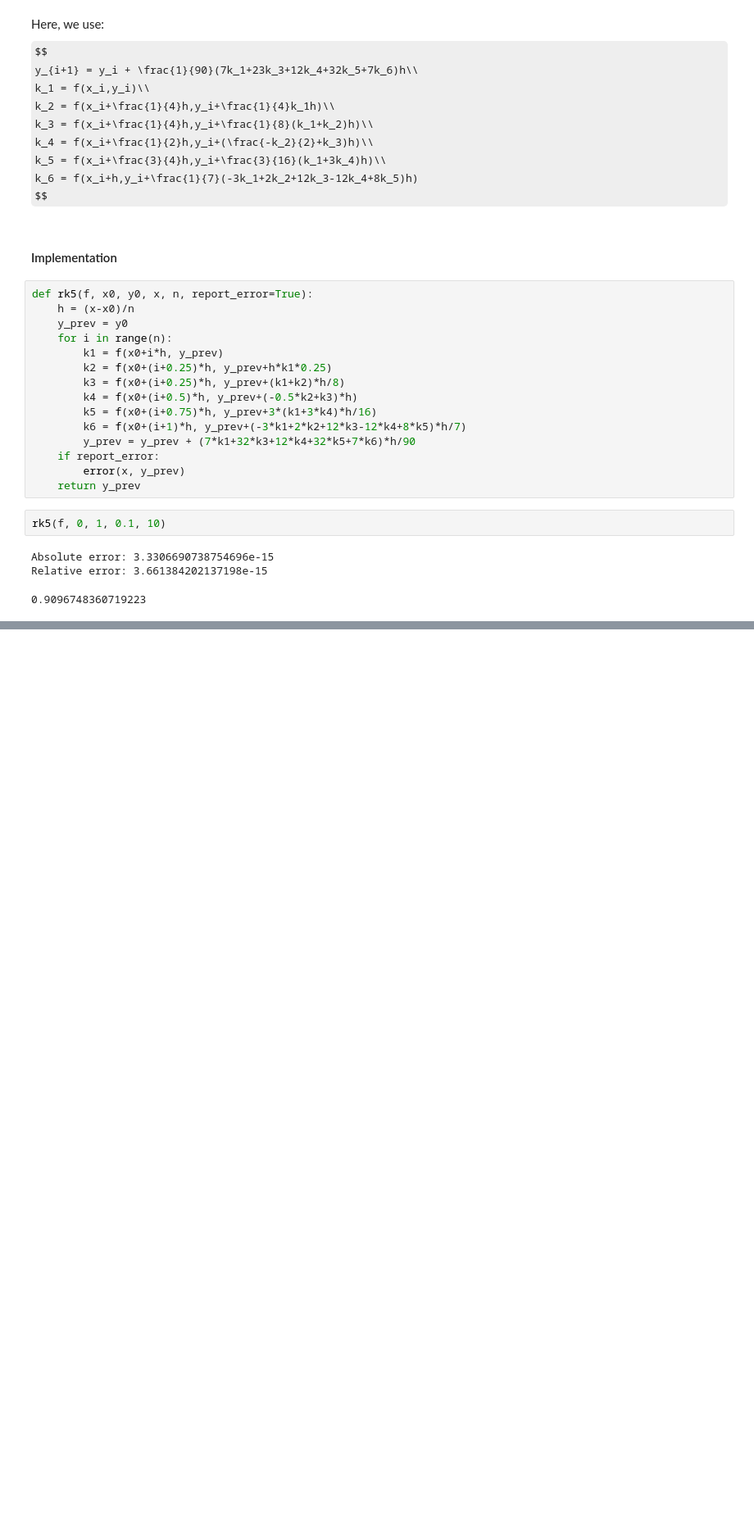
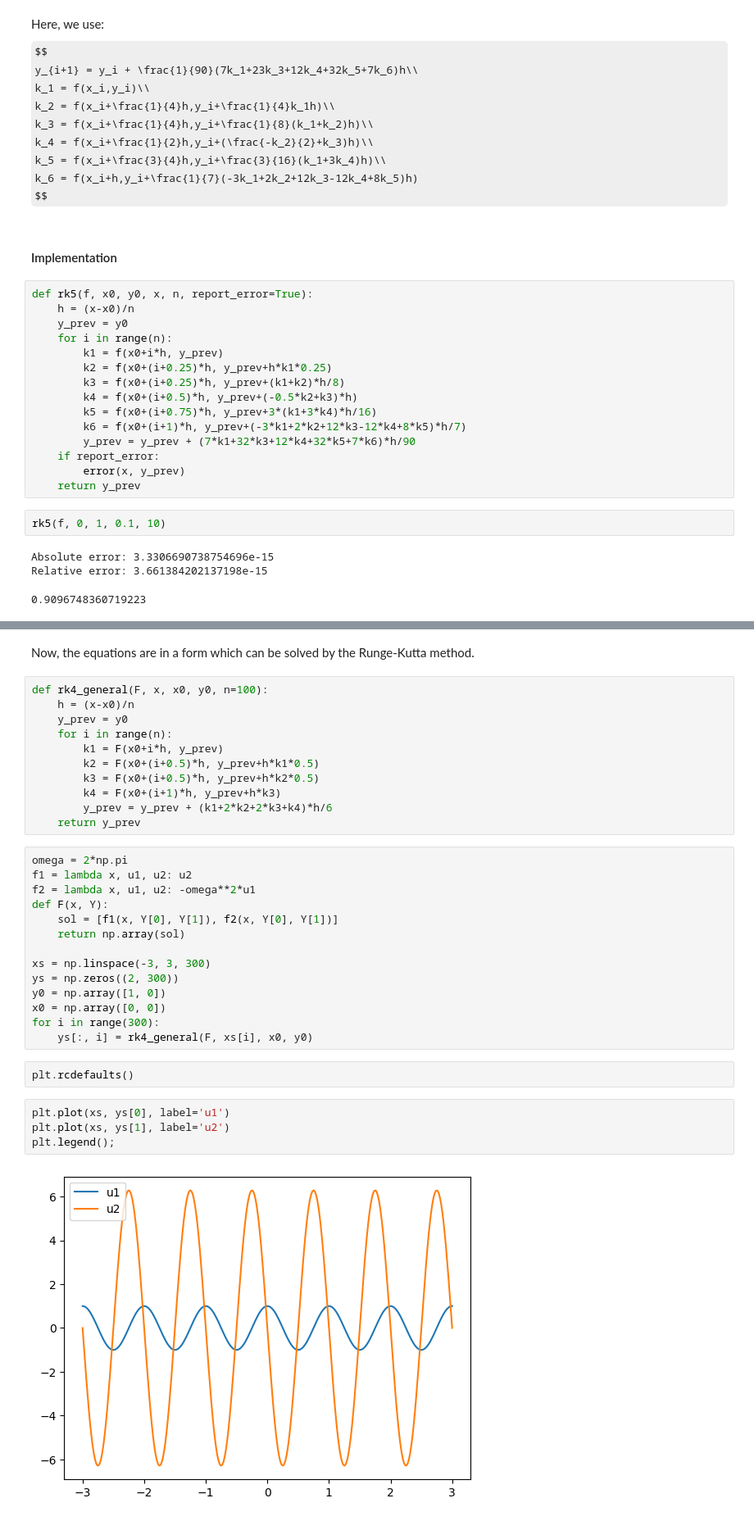
Before and after one commit to Hari31416/MSc_Project, a Jupyter notebook: Numerical_Methods/ODE.ipynb, the cells around one changed output, grey strips where cells are left out. Shown at 82% size. Cells and saved outputs as stored; diff of their text form; some formulas as TeX source; blank space fills up the shorter version.

```diff
--- a/Numerical_Methods/ODE.ipynb
+++ b/Numerical_Methods/ODE.ipynb
@@ -389,0 +527,35 @@ Relative error: 3.661384202137198e-15
+# %% [markdown]
+Now, the equations are in a form which can be solved by the Runge-Kutta method.
+# %%
+def rk4_general(F, x, x0, y0, n=100):
+    h = (x-x0)/n
+    y_prev = y0
+    for i in range(n):
+        k1 = F(x0+i*h, y_prev)
+        k2 = F(x0+(i+0.5)*h, y_prev+h*k1*0.5)
+        k3 = F(x0+(i+0.5)*h, y_prev+h*k2*0.5)
+        k4 = F(x0+(i+1)*h, y_prev+h*k3)
+        y_prev = y_prev + (k1+2*k2+2*k3+k4)*h/6
+    return y_prev
+# %%
+omega = 2*np.pi
+f1 = lambda x, u1, u2: u2
+f2 = lambda x, u1, u2: -omega**2*u1
+def F(x, Y):
+    sol = [f1(x, Y[0], Y[1]), f2(x, Y[0], Y[1])]
+    return np.array(sol)
+
+xs = np.linspace(-3, 3, 300)
+ys = np.zeros((2, 300))
+y0 = np.array([1, 0])
+x0 = np.array([0, 0])
+for i in range(300):
+    ys[:, i] = rk4_general(F, xs[i], x0, y0)
+# %%
+plt.rcdefaults()
+# %%
+plt.plot(xs, ys[0], label='u1')
+plt.plot(xs, ys[1], label='u2')
+plt.legend();
+# %% [output]
+[figure, added]
```
Also changed, not shown: parts of 17 cells of this notebook, 34 other files.
